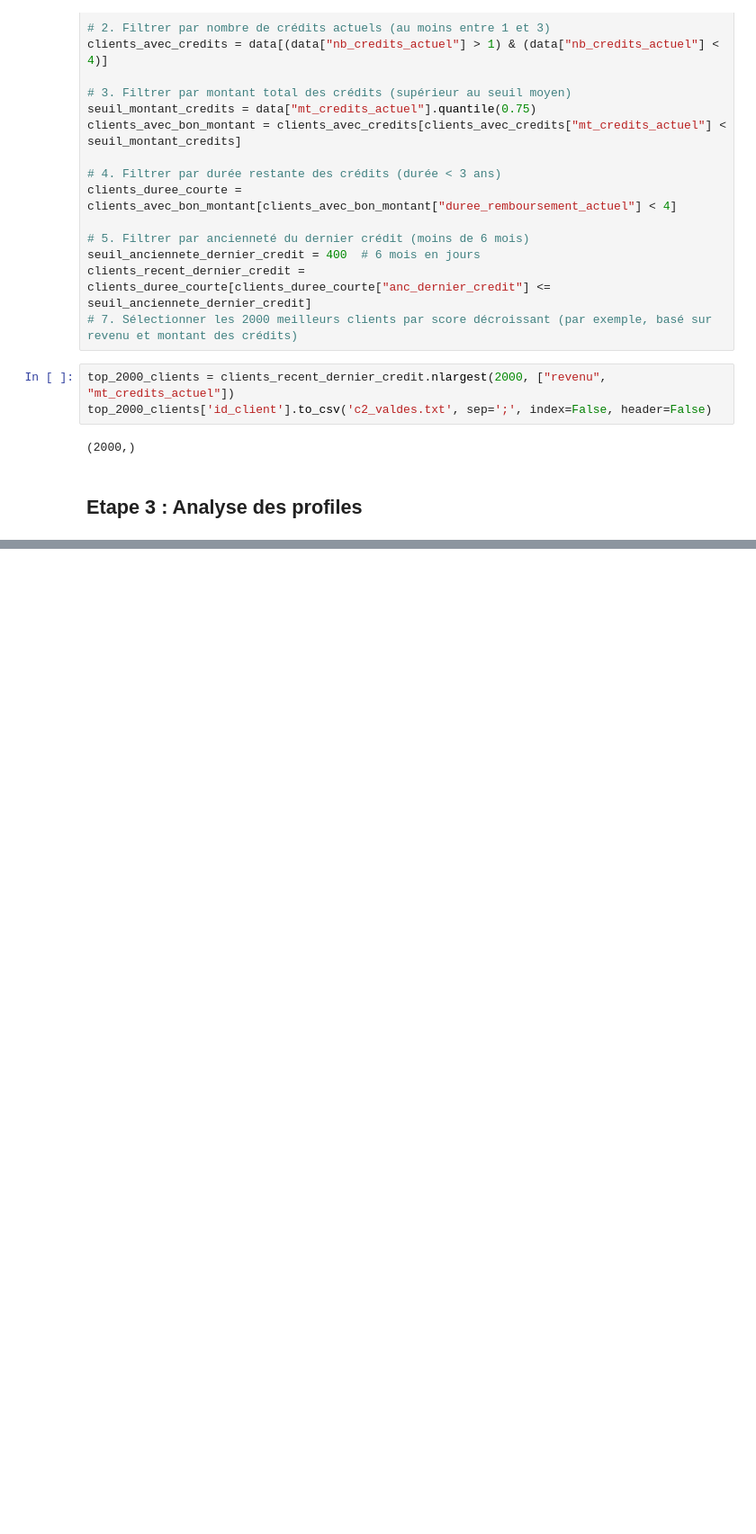
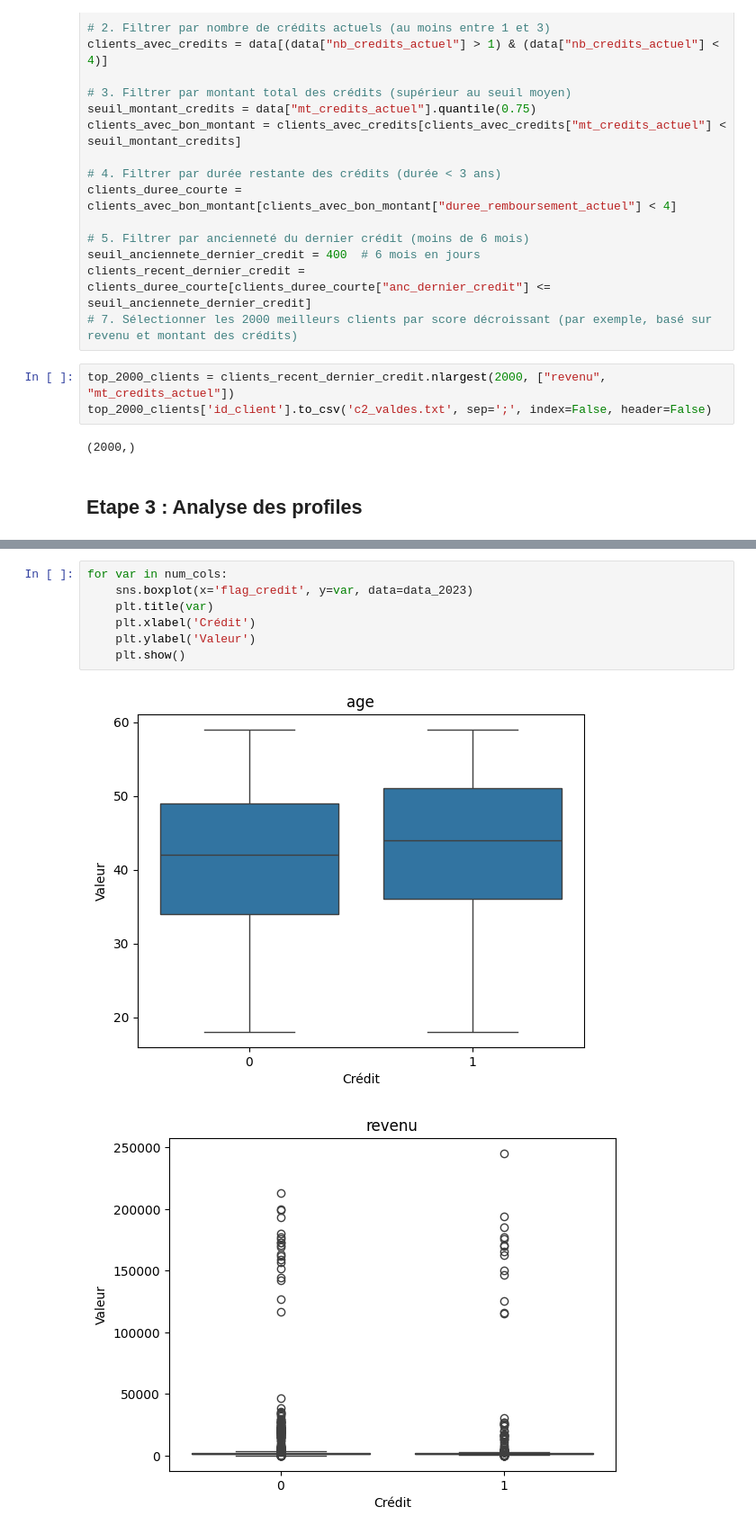
Before and after one commit to ValdesFeudjio/implementation-scoring, a Jupyter notebook: atelier.ipynb, the cells around one changed output, grey strips where cells are left out. Shown at 90% size. Cells and saved outputs as stored; diff of their text form; blank space fills up the shorter version.

```diff
--- a/atelier.ipynb
+++ b/atelier.ipynb
@@ -222,0 +391,10 @@ top_2000_clients['id_client'].to_csv('c2_valdes.txt', sep=';', index=False, head
+# %%
+for var in num_cols:
+    sns.boxplot(x='flag_credit', y=var, data=data_2023)
+    plt.title(var)
+    plt.xlabel('Crédit')
+    plt.ylabel('Valeur')
+    plt.show()
+# %% [output]
+[figure, added]
+[figure, added]
```
Also changed, not shown: parts of 22 cells of this notebook.
